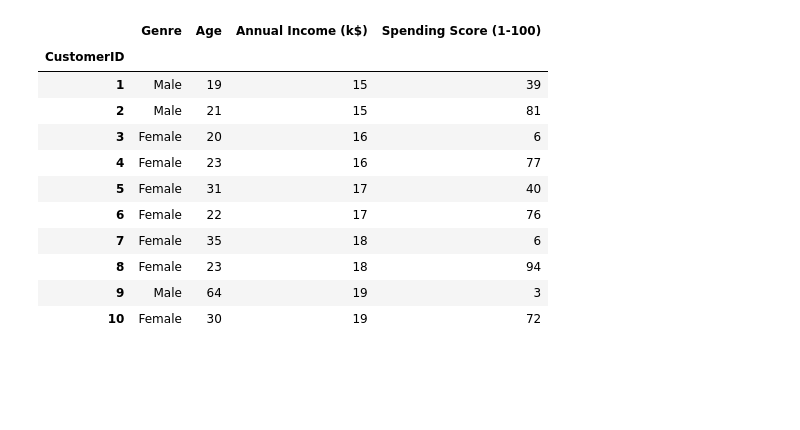
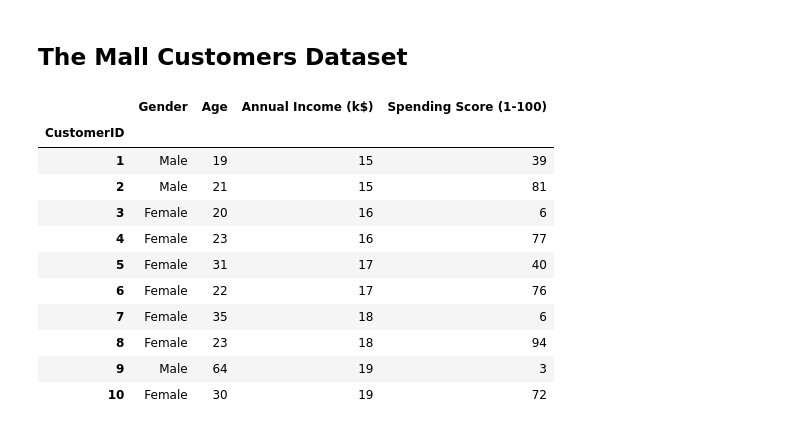
Before and after one commit to rakaadi/MallCustomersClustering, a Jupyter notebook: Customers_clustering.ipynb, the cells around one changed output. Saved outputs shown, nothing was run; the diff lists cells and outputs as text; code cells hidden in the pictures; blank space fills up the shorter version.

```diff
--- a/Customers_clustering.ipynb
+++ b/Customers_clustering.ipynb
@@ -7,8 +16,10 @@ import matplotlib.pyplot as plt
+# %% [markdown]
+## The Mall Customers Dataset
 # %%
-data = pd.read_csv("C:/Users/rakag/Documents/Datasets/Mall_Customers.csv", index_col=0)
+data = pd.read_csv("C:/Users/rakag/Documents/Datasets/Mall_Customers_.csv", index_col=0)
 data.head(10)
 # %% [output]
-|  | Genre | Age | Annual Income (k$) | Spending Score (1-100) |
+|  | Gender | Age | Annual Income (k$) | Spending Score (1-100) |
 | CustomerID |  |  |  |  |
 | 1 | Male | 19 | 15 | 39 |
 | 2 | Male | 21 | 15 | 81 |
```
Also changed, not shown: parts of 32 cells of this notebook.
